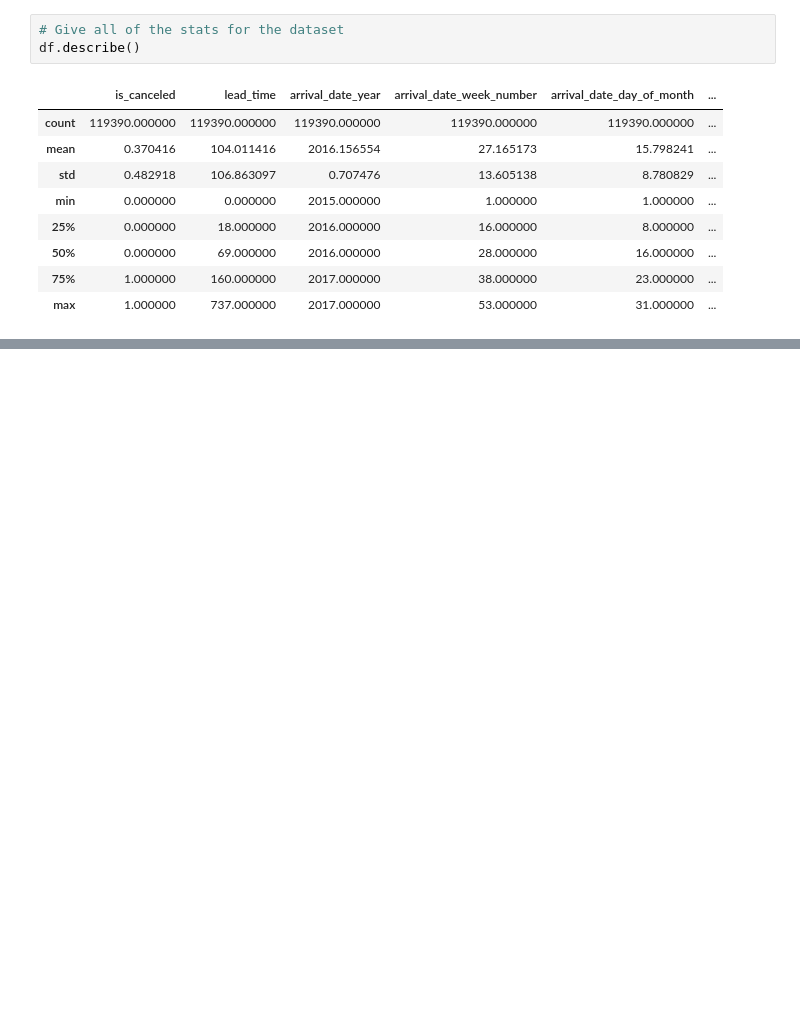
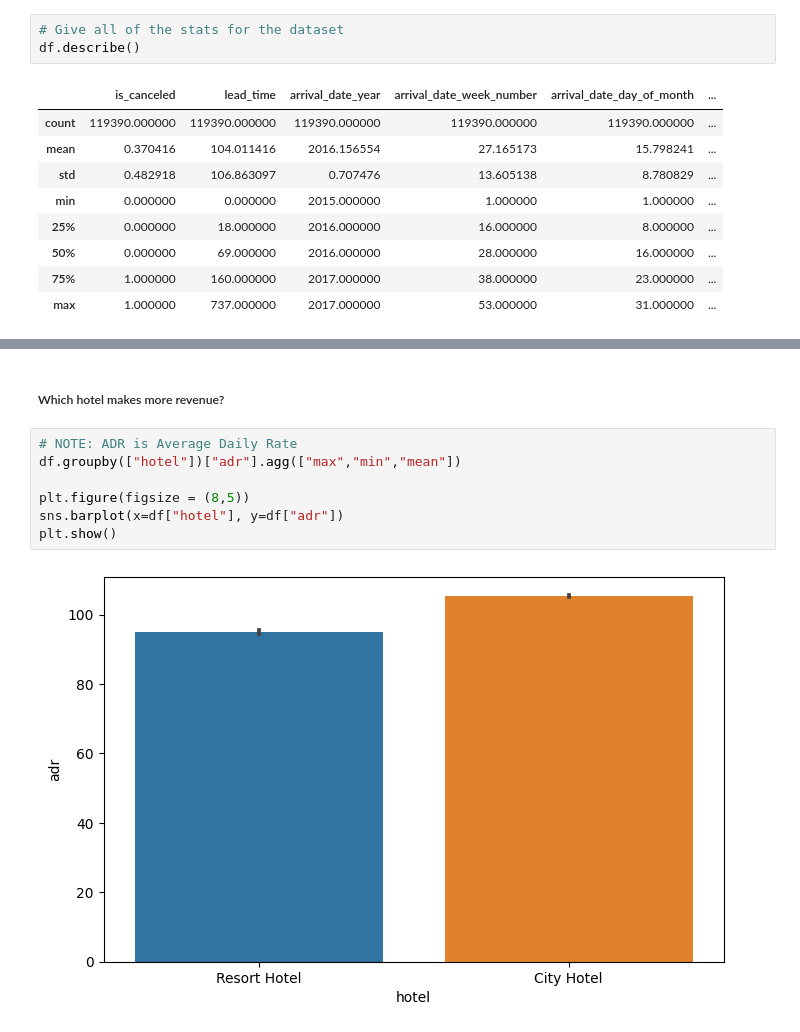
Before and after one commit to Gavin-Sharma/Hotel-Booking-Data-Mining, a Jupyter notebook: project_1.ipynb, the cells around one changed output, grey strips where cells are left out. Saved outputs shown, nothing was run; the diff lists cells and outputs as text; blank space fills up the shorter version.

```diff
--- a/project_1.ipynb
+++ b/project_1.ipynb
@@ -77,0 +90,11 @@ df.describe()
+# %% [markdown]
+<h5>Which hotel makes more revenue?</h5>
+# %%
+# NOTE: ADR is Average Daily Rate
+df.groupby(["hotel"])["adr"].agg(["max","min","mean"])
+
+plt.figure(figsize = (8,5))
+sns.barplot(x=df["hotel"], y=df["adr"])
+plt.show()
+# %% [output]
+[figure, added]
```
Also changed, not shown: parts of 9 cells of this notebook, 1 other file.
